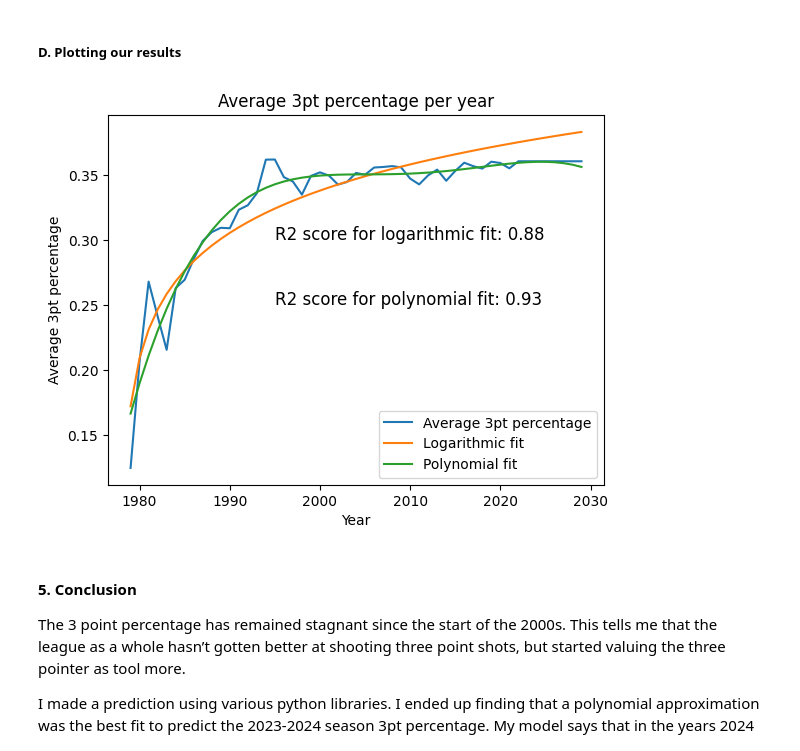
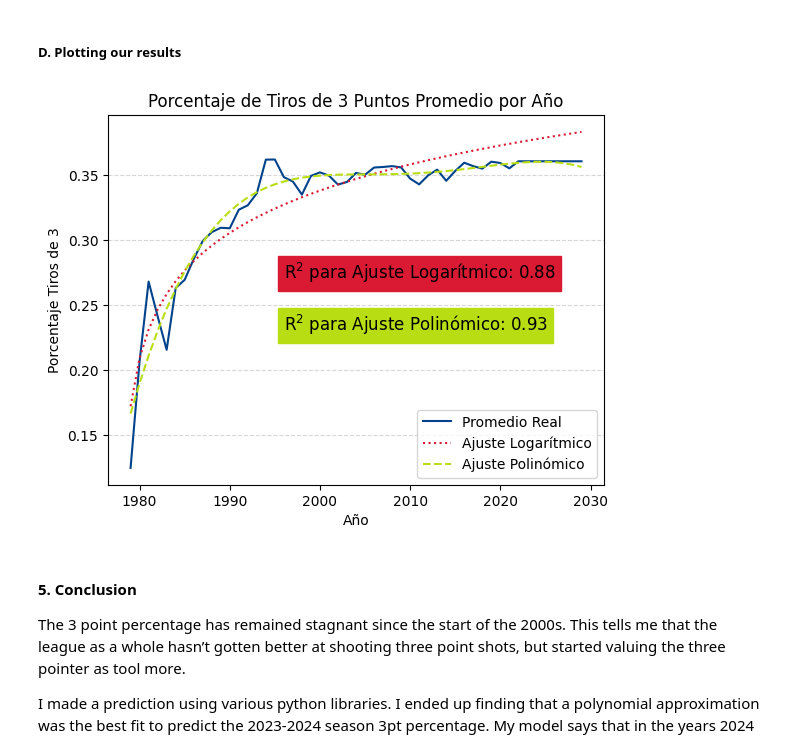
Before and after one commit to santiagopoblete/NbaScoringTendencies, a Jupyter notebook: notebook/nbaShooting.ipynb, the cells around one changed output. Cells and saved outputs as stored; diff of their text form; code cells hidden in the pictures.

```diff
--- a/notebook/nbaShooting.ipynb
+++ b/notebook/nbaShooting.ipynb
@@ -129,31 +129,37 @@ Log fit coefficients: [0.05358165]
 # %% [markdown]
 ##### D. Plotting our results #####
 # %%
-# plot average 3pt percentage per year
+# Plot average 3pt percentage per year
 
-plt.plot(new_data['year'], new_data['avg3pt_percentage'], label='Average 3pt percentage')
+plt.plot(new_data['year'], new_data['avg3pt_percentage'], label='Promedio Real', color='#00438c')
 
-plt.plot(new_data['year'], new_data['log_fit'], label='Logarithmic fit')
+plt.plot(new_data['year'], new_data['log_fit'], label='Ajuste Logarítmico', linestyle='dotted', color='#da1a32')
 
-plt.plot(new_data['year'], new_data['poly_fit'], label='Polynomial fit')
+plt.plot(new_data['year'], new_data['poly_fit'], label='Ajuste Polinómico', linestyle='--', color='#B8DE13')
 
-plt.xlabel('Year')
+plt.xlabel('Año')
 
-plt.ylabel('Average 3pt percentage')
+plt.ylabel('Porcentaje Tiros de 3')
 
-plt.title('Average 3pt percentage per year')
+plt.title('Porcentaje de Tiros de 3 Puntos Promedio por Año')
+
+# styling
+
+plt.grid(True, linestyle='--', alpha=0.5, axis='y')
+
+
 
 # Add R2 scores to the plot
 
-plt.text(1995, 0.30, f'R2 score for logarithmic fit: {r2_log}', fontsize=12)
+plt.text(1996, 0.27, f'R$^2$ para Ajuste Logarítmico: {r2_log}', fontsize=12, backgroundcolor='#da1a32')
 
-plt.text(1995, 0.25, f'R2 score for polynomial fit: {r2_poly}', fontsize=12)
+plt.text(1996, 0.23, f'R$^2$ para Ajuste Polinómico: {r2_poly}', fontsize=12, backgroundcolor='#B8DE13')
 
 plt.legend()
 
 plt.savefig('../photos/avg3ptpercentage2.png')
 # %% [output]
-[figure, old version]
+[figure, new version]
 # %% [markdown]
 #### 5. Conclusion ####
 The 3 point percentage has remained stagnant since the start of the 2000s. This tells me that the league as a whole hasn’t gotten better at shooting three point shots, but started valuing the three pointer as tool more.
```
Also changed, not shown: parts of 1 cell of this notebook, 26 other files.
